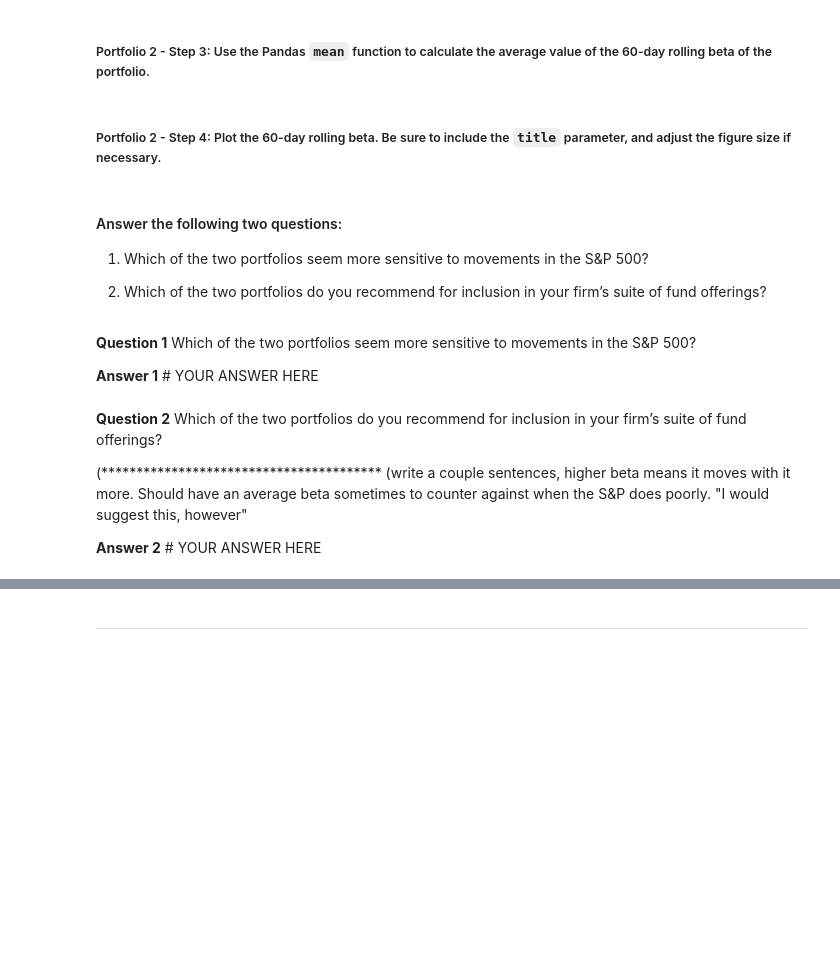
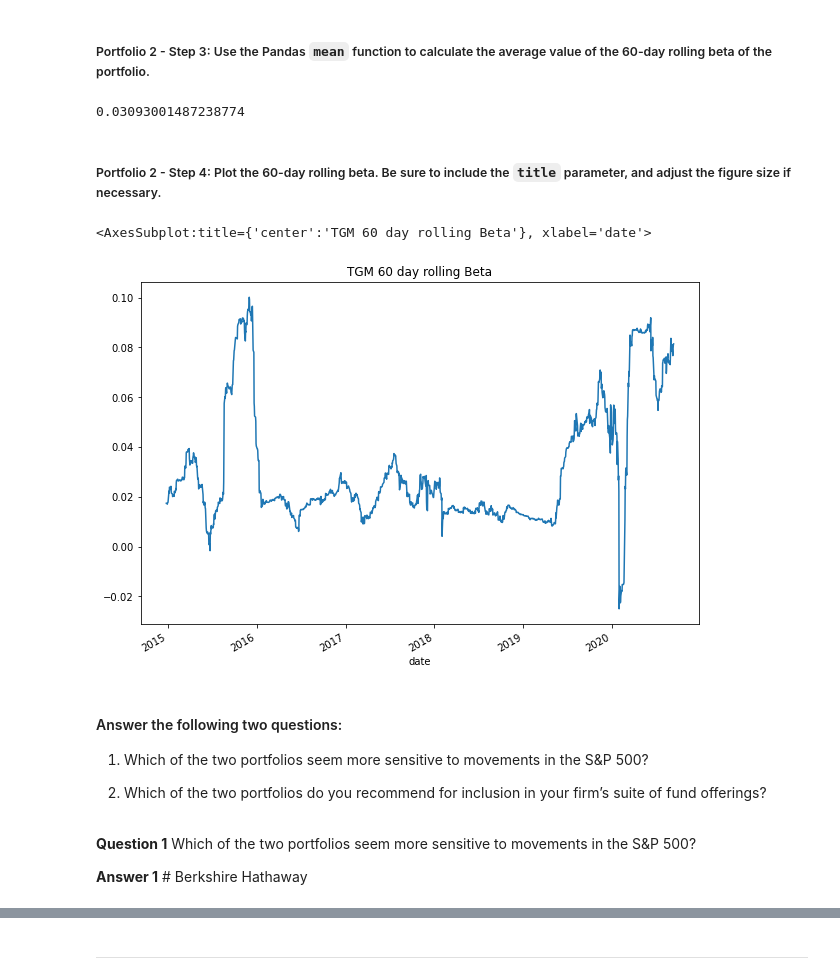
Before and after one commit to JL7788/Risk-Return-Analysis, a Jupyter notebook: risk_return_analysis.ipynb, the cells around one changed output, grey strips where cells are left out. Saved outputs shown, nothing was run; the diff lists cells and outputs as text; code cells hidden in the pictures; blank space fills up the shorter version.

```diff
--- a/risk_return_analysis.ipynb
+++ b/risk_return_analysis.ipynb
@@ -500,4 +469,8 @@ Length: 1502, dtype: float64
 # %%
 # Calculate the covariance using a 60-day rolling window
 # Review the last five rows of the covariance data
-# YOUR CODE HERE
+
+Sixtyday_rolling_cov_TGM = daily_returns_whale['TIGER GLOBAL MANAGEMENT LLC'].rolling(window=60).cov(daily_returns_whale['S&P 500'])
+
+
+Sixtyday_rolling_cov_TGM.tail()
@@ -506,4 +487,7 @@ Length: 1502, dtype: float64
 # %%
 # Calculate the beta based on the 60-day rolling covariance compared to the market (S&P 500)
 # Review the last five rows of the beta information
-# YOUR CODE HERE
+
+TigerGlobal_60_Beta = Sixtyday_rolling_cov_TGM / SandP_rolling_var
+
+TigerGlobal_60_Beta.tail()
@@ -511,13 +503,20 @@ Length: 1502, dtype: float64
 ##### Portfolio 2 - Step 3: Use the Pandas `mean` function to calculate the average value of the 60-day rolling beta of the portfolio.
 # %%
 # Calculate the average of the 60-day rolling beta
-# YOUR CODE HERE
+
+TigerGlobal_60_Beta.mean()
+# %% [output]
+0.03093001487238774
 # %% [markdown]
 ##### Portfolio 2 - Step 4: Plot the 60-day rolling beta. Be sure to include the `title` parameter, and adjust the figure size if necessary.
 # %%
 # Plot the rolling beta
 # Include a title parameter and adjust the figure size
-# YOUR CODE HERE
+
+TigerGlobal_60_Beta.plot(figsize=(10,7), title='TGM 60 day rolling Beta')
+# %% [output]
+<AxesSubplot:title={'center':'TGM 60 day rolling Beta'}, xlabel='date'>
+[figure, added]
 # %% [markdown]
 #### Answer the following two questions:
 
@@ -527,19 +526,4 @@ Length: 1502, dtype: float64
 # %% [markdown]
 **Question 1** Which of the two portfolios seem more sensitive to movements in the S&P 500?
 
-**Answer 1** # YOUR ANSWER HERE
+**Answer 1** # Berkshire Hathaway
-# %% [markdown]
-**Question 2** Which of the two portfolios do you recommend for inclusion in your firm’s suite of fund offerings?
-
-
-
-
-
-(****************************************
-(write a couple sentences, higher beta means it moves with it more. Should have an average beta sometimes to counter against when the S&P does poorly. "I would suggest this, however"
-
-
-
-
-
-**Answer 2** # YOUR ANSWER HERE
```
Also changed, not shown: parts of 8 cells of this notebook, 1 other file.
